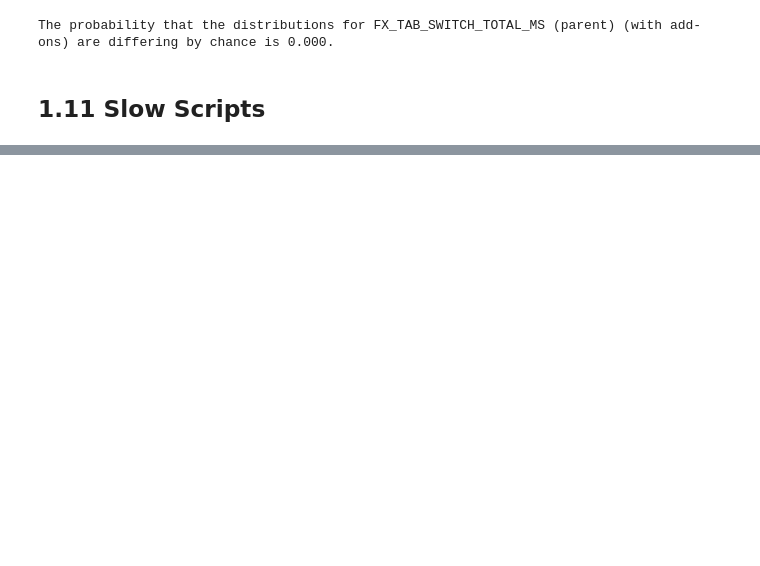
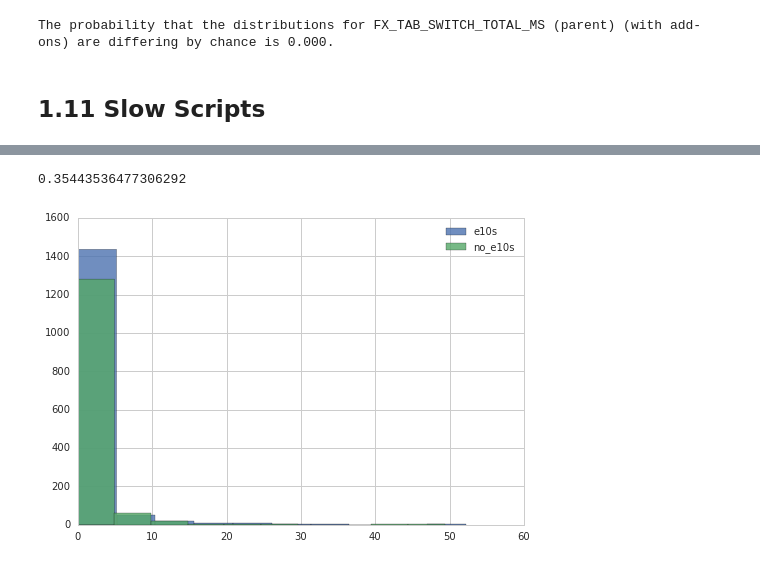
Before and after one commit to benmiroglio/e10s_analyses, a Jupyter notebook: beta/50/week2/e10s_experiment.ipynb, the cells around one changed output, grey strips where cells are left out. Saved outputs shown, nothing was run; the diff lists cells and outputs as text; code cells hidden in the pictures; blank space fills up the shorter version.

```diff
--- a/beta/50/week2/e10s_experiment.ipynb
+++ b/beta/50/week2/e10s_experiment.ipynb
@@ -1001,0 +1107,2 @@ The probability that the distributions for FX_TAB_SWITCH_TOTAL_MS (parent) (with
+# %%
+df, _ = compare_count_histograms(subset, "payload/histograms/SLOW_SCRIPT_PAGE_COUNT", kwargs={'include_diff_in_diff':True})
@@ -1002,3 +1123,18 @@ The probability that the distributions for FX_TAB_SWITCH_TOTAL_MS (parent) (with
+# %%
+import seaborn
+seaborn.set(style='whitegrid')
+e10s_norm = normalize_uptime_hour(df[df['addons'] & df['e10s']].dropna())
+no_e10s_norm = normalize_uptime_hour(df[df['addons'] & ~df['e10s']].dropna())
+np.median(e10s_norm['payload/histograms/SLOW_SCRIPT_PAGE_COUNT'])
+# %% [output]
+0.35443536477306292
+# %%
+e10s_norm['payload/histograms/SLOW_SCRIPT_PAGE_COUNT'].hist(alpha=.8)
+no_e10s_norm['payload/histograms/SLOW_SCRIPT_PAGE_COUNT'].hist(alpha = .8)
+plt.legend(['e10s', 'no_e10s'])
+plt.show()
+# %% [output]
+[figure, added]
 # %%
 compare_count_histograms(subset, "payload/histograms/SLOW_SCRIPT_PAGE_COUNT")
 # %% [output]
```
Also changed, not shown: parts of 24 cells of this notebook.
